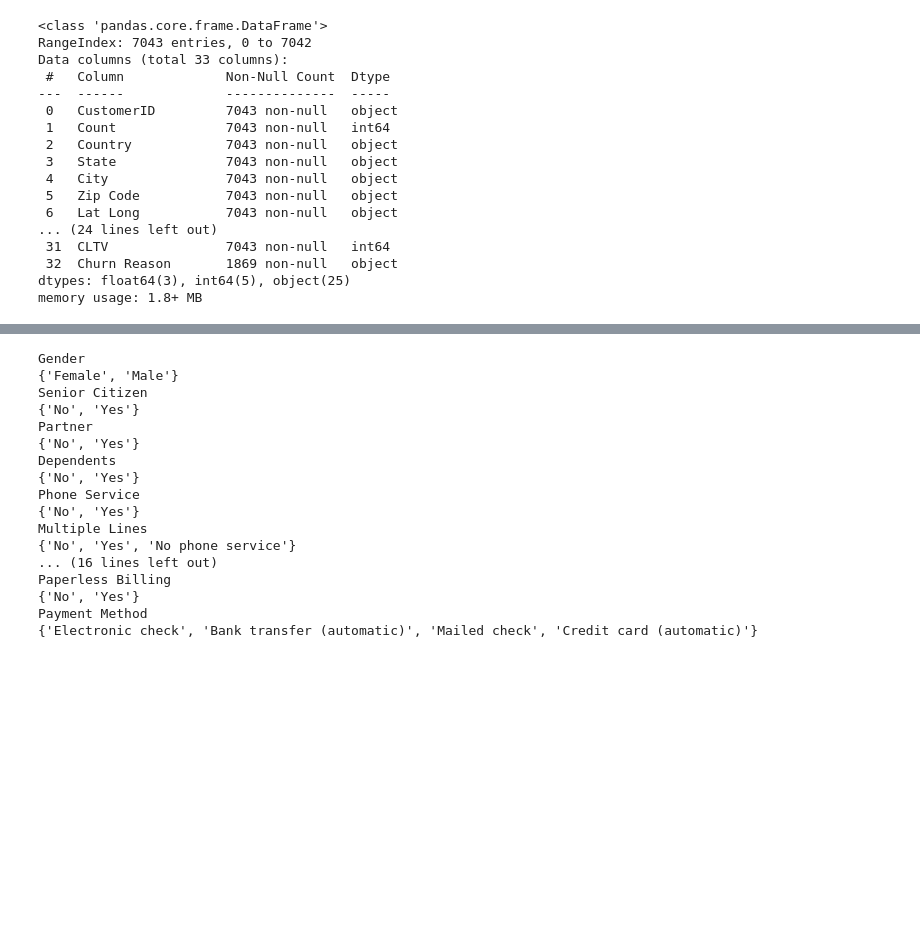
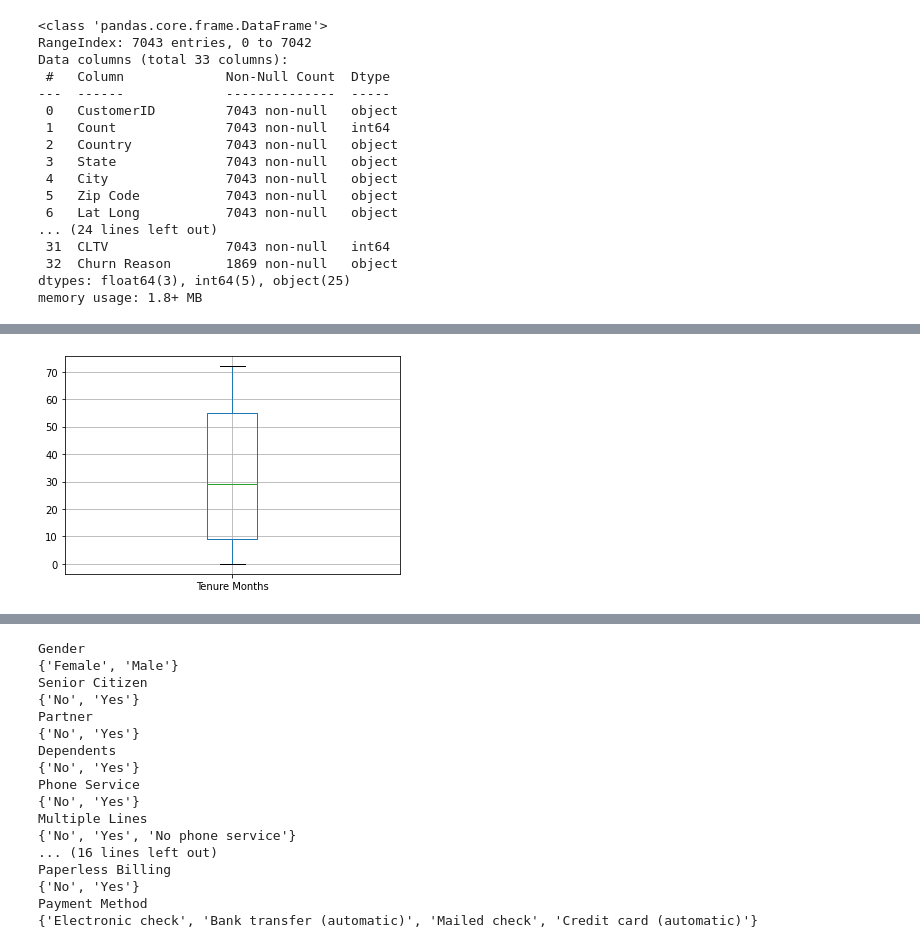
Before and after one commit to prwkp/fund_prog_project_churn_tele, a Jupyter notebook: churn_telecom_project.ipynb, the cells around one changed output, grey strips where cells are left out. Drawn from its saved outputs; the diff is of its cells as text; code cells hidden in the pictures; blank space fills up the shorter version.

```diff
--- a/churn_telecom_project.ipynb
+++ b/churn_telecom_project.ipynb
@@ -4,5 +4,5 @@ import pandas as pd
 convertTable = dict()
 convertTable['Zip Code'] = str
 df = pd.read_csv ('Telco_customer_churn.csv', dtype = convertTable)
-df['Total Charges'] = df['Total Charges'].astype(float)
+df
 # %% [output]
@@ -42,0 +42,4 @@ plt.show()
+# %%
+boxplot = df.boxplot(column=['Tenure Months'])
+# %% [output]
+[figure, added]
```
Also changed, not shown: parts of 4 cells of this notebook.
